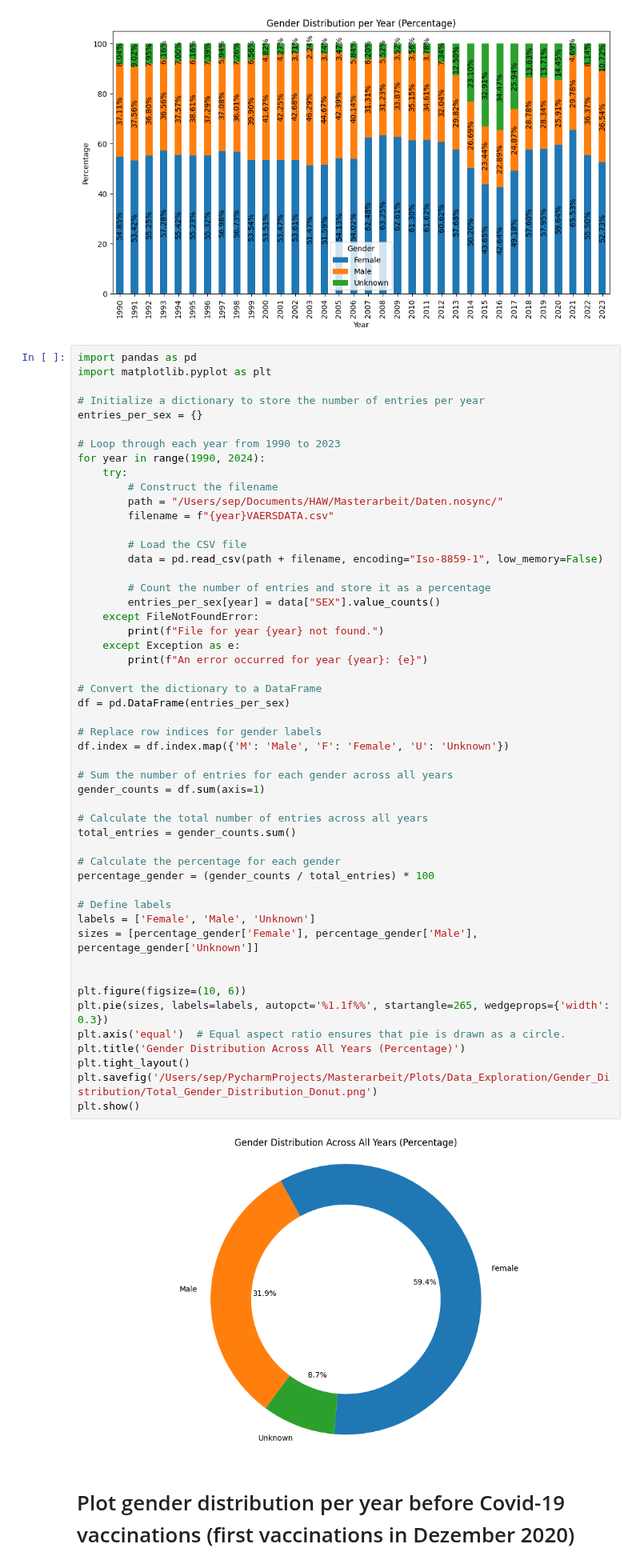
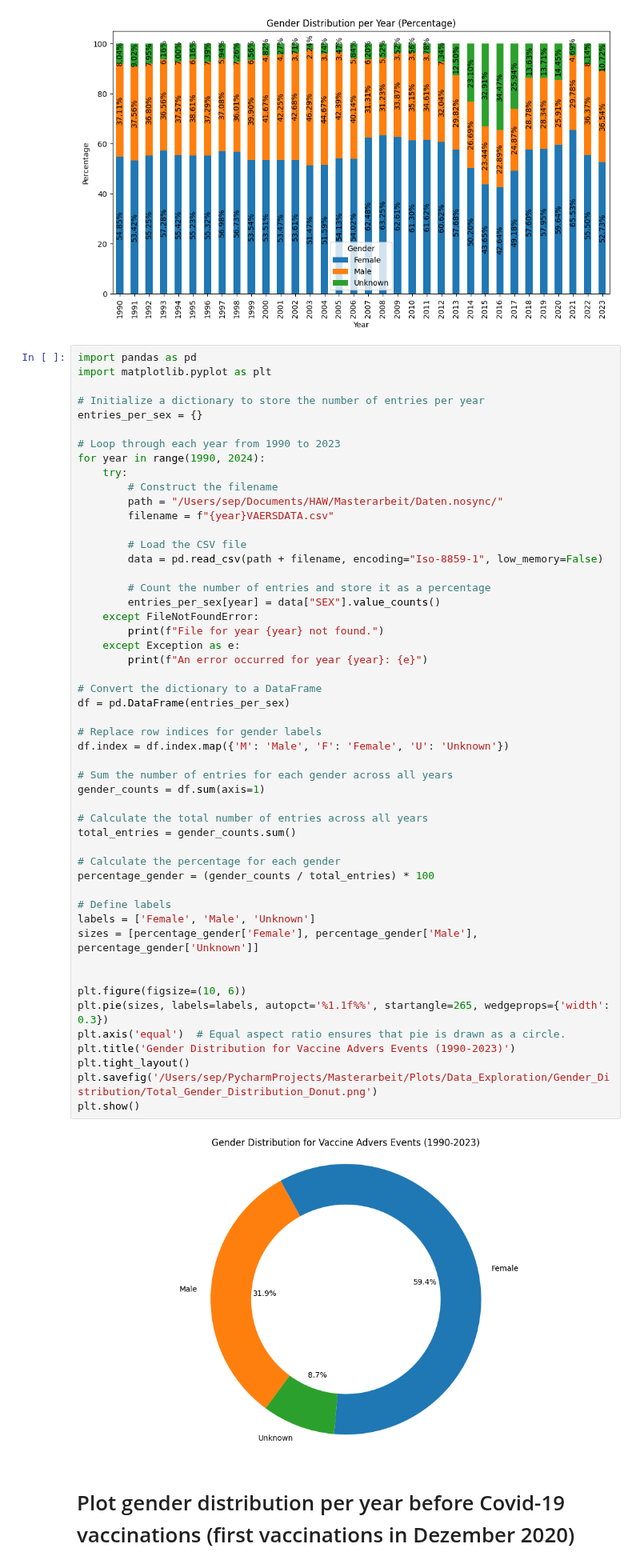
Before and after one commit to ZaNioxX/Masterarbeit, a Jupyter notebook: Data_Exploration/gender_distribution.ipynb, the cells around one changed output. Shown at 80% size. Saved outputs shown, nothing was run; the diff lists cells and outputs as text.

Commit message:
modified gender distribution plot headings

```diff
--- a/Data_Exploration/gender_distribution.ipynb
+++ b/Data_Exploration/gender_distribution.ipynb
@@ -123,35 +123,35 @@ for year in range(1990, 2024):
     except Exception as e:
         print(f"An error occurred for year {year}: {e}")
 
 # Convert the dictionary to a DataFrame
 df = pd.DataFrame(entries_per_sex)
 
 # Replace row indices for gender labels
 df.index = df.index.map({'M': 'Male', 'F': 'Female', 'U': 'Unknown'})
 
 # Sum the number of entries for each gender across all years
 gender_counts = df.sum(axis=1)
 
 # Calculate the total number of entries across all years
 total_entries = gender_counts.sum()
 
 # Calculate the percentage for each gender
 percentage_gender = (gender_counts / total_entries) * 100
 
 # Define labels
 labels = ['Female', 'Male', 'Unknown']
 sizes = [percentage_gender['Female'], percentage_gender['Male'], percentage_gender['Unknown']]
 
 
 plt.figure(figsize=(10, 6))
 plt.pie(sizes, labels=labels, autopct='%1.1f%%', startangle=265, wedgeprops={'width': 0.3})
 plt.axis('equal')  # Equal aspect ratio ensures that pie is drawn as a circle.
-plt.title('Gender Distribution Across All Years (Percentage)')
+plt.title('Gender Distribution for Vaccine Advers Events (1990-2023)')
 plt.tight_layout()
 plt.savefig('/Users/sep/PycharmProjects/Masterarbeit/Plots/Data_Exploration/Gender_Distribution/Total_Gender_Distribution_Donut.png')
 plt.show()
 # %% [output]
-[figure, old version]
+[figure, new version]
 # %% [markdown]
 # Plot gender distribution per year before Covid-19 vaccinations (first vaccinations in Dezember 2020)
 # %%
```
Also changed, not shown: 1 other file.
